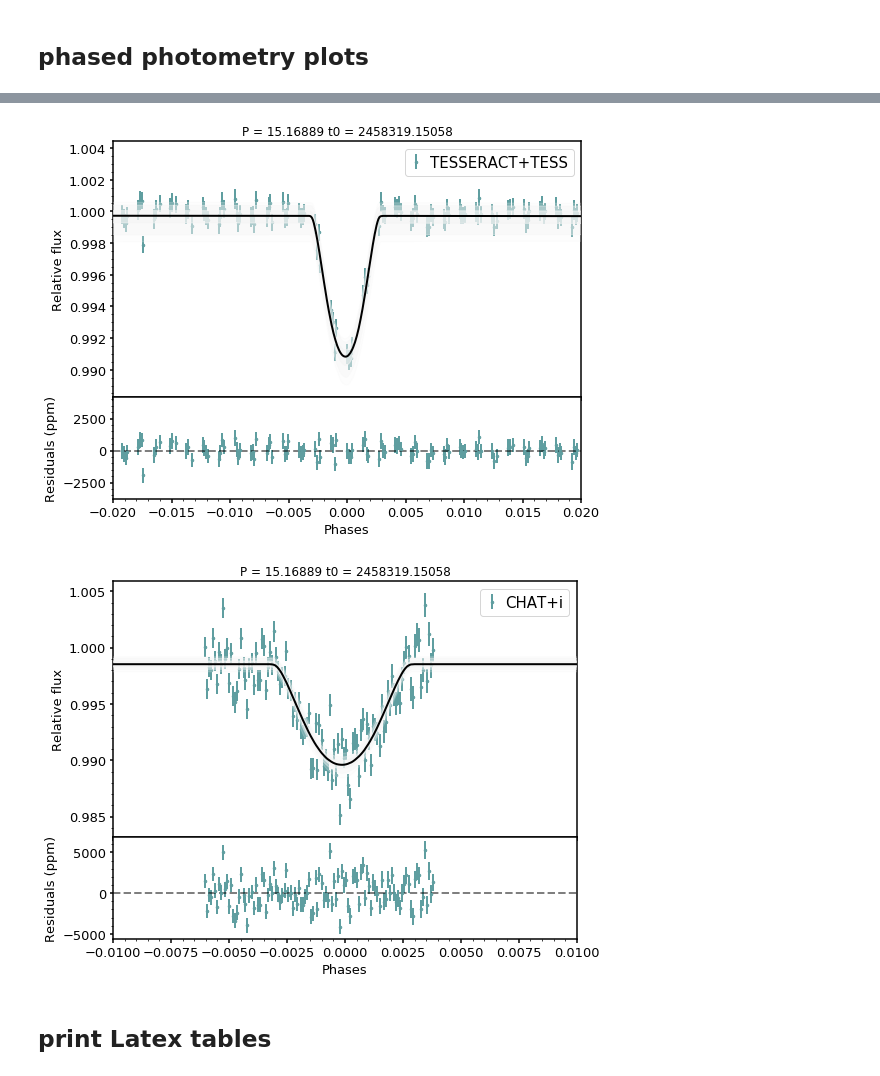
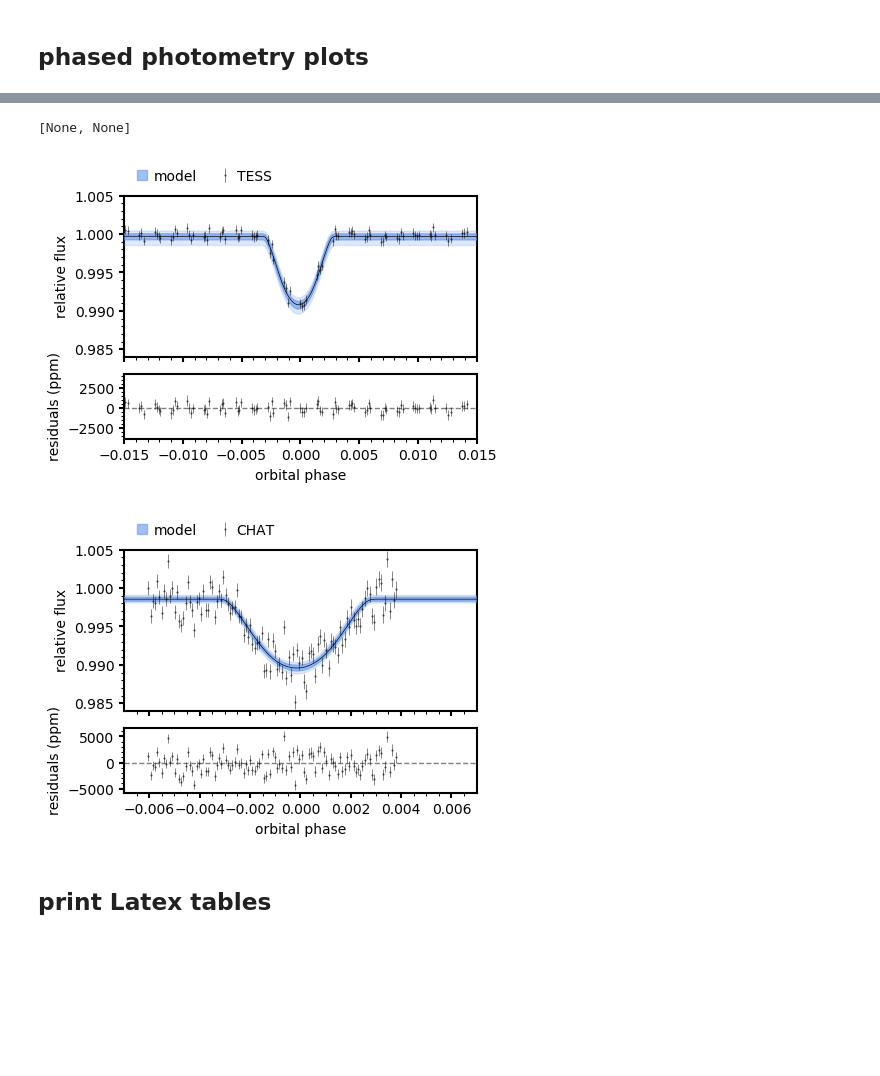
Before and after one commit to matiscke/eccentricWarmJupiter, a Jupyter notebook: 20200312_WINEpaper.ipynb, the cells around one changed output, grey strips where cells are left out. Cells and saved outputs as stored; diff of their text form; code cells hidden in the pictures; blank space fills up the shorter version.

```diff
--- a/20200312_WINEpaper.ipynb
+++ b/20200312_WINEpaper.ipynb
@@ -131,8 +122,11 @@ from DianaScripts.plots_lc import plot_phasedLC
-# %%
-plot_phasedLC(out_folder)
-# %% [output]
-[figure, removed]
-[figure, removed]
+# %%
+phasedPlots = plots.plot_phasedPhotometry(dataset, results, instrument=None)
+[phasedPlots[inst][1][0].set_ylim([0.984, 1.005]) for inst in phasedPlots] # same y limits for all instruments
+[phasedPlots[inst][0].savefig(out_folder + 'phasedPhot_{}.pdf'.format(aux.label(inst))) for inst in phasedPlots]
+# %% [output]
+[None, None]
+[figure, added]
+[figure, added]
 # %% [markdown]
 ## print Latex tables
 # %%
```
Also changed, not shown: parts of 3 cells of this notebook, 2 other files.
